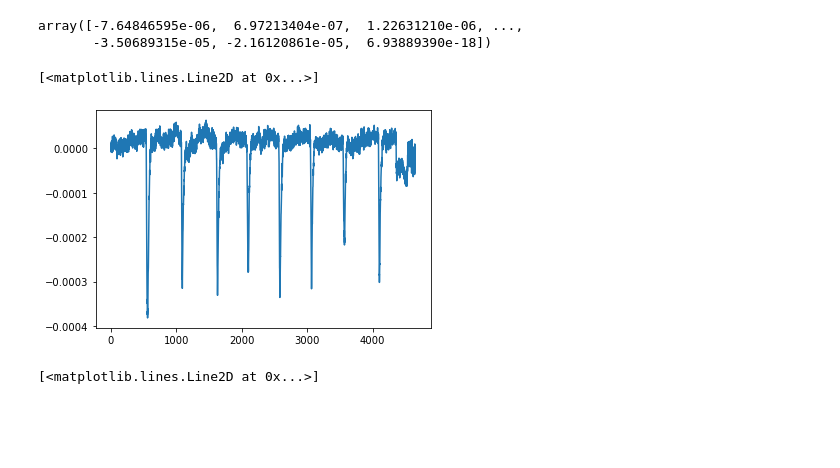
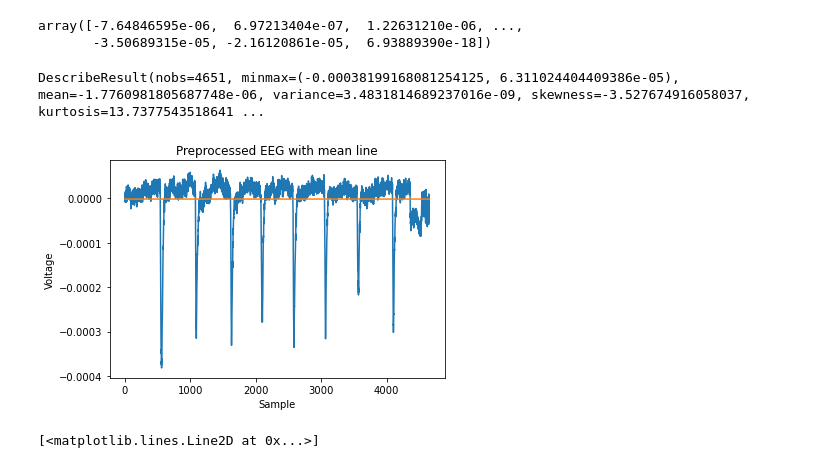
Before and after one commit to AdamVD/EEEE-533-BioSignal-Processing, a Jupyter notebook: practicals/chapter2/notebooks/Chapter 2 Practical.ipynb, the cells around one changed output. Cells and saved outputs as stored; diff of their text form; code cells hidden in the pictures; blank space fills up the shorter version.

Commit message:
Add EEG plot with mean line

```diff
--- a/practicals/chapter2/notebooks/Chapter 2 Practical.ipynb
+++ b/practicals/chapter2/notebooks/Chapter 2 Practical.ipynb
@@ -185,11 +185,20 @@ preprocessed_data
   -2.16120861e-05  6.93889390e-18]]
 array([-7.64846595e-06,  6.97213404e-07,  1.22631210e-06, ...,
        -3.50689315e-05, -2.16120861e-05,  6.93889390e-18])
-# %%
-plt.plot(preprocessed_data)
-# %% [output]
-[<matplotlib.lines.Line2D at 0x...>]
-[figure, removed]
+# %%
+eeg_stats = stats.describe(preprocessed_data)
+print(eeg_stats)
+eeg_mean = eeg_stats.mean
+mean_line = np.array([eeg_mean] * len(preprocessed_data))
+plt.plot(preprocessed_data, label="EEG")
+plt.plot(mean_line, label="mean")
+plt.xlabel("Sample")
+plt.ylabel("Voltage")
+plt.title("Preprocessed EEG with mean line")
+plt.show()
+# %% [output]
+DescribeResult(nobs=4651, minmax=(-0.00038199168081254125, 6.311024404409386e-05), mean=-1.7760981805687748e-06, variance=3.4831814689237016e-09, skewness=-3.527674916058037, kurtosis=13.7377543518641 ...
+[figure, added]
 # %%
 fp1_autocov = autocovariance(preprocessed_data)
 plt.plot(fp1_autocov)
```
